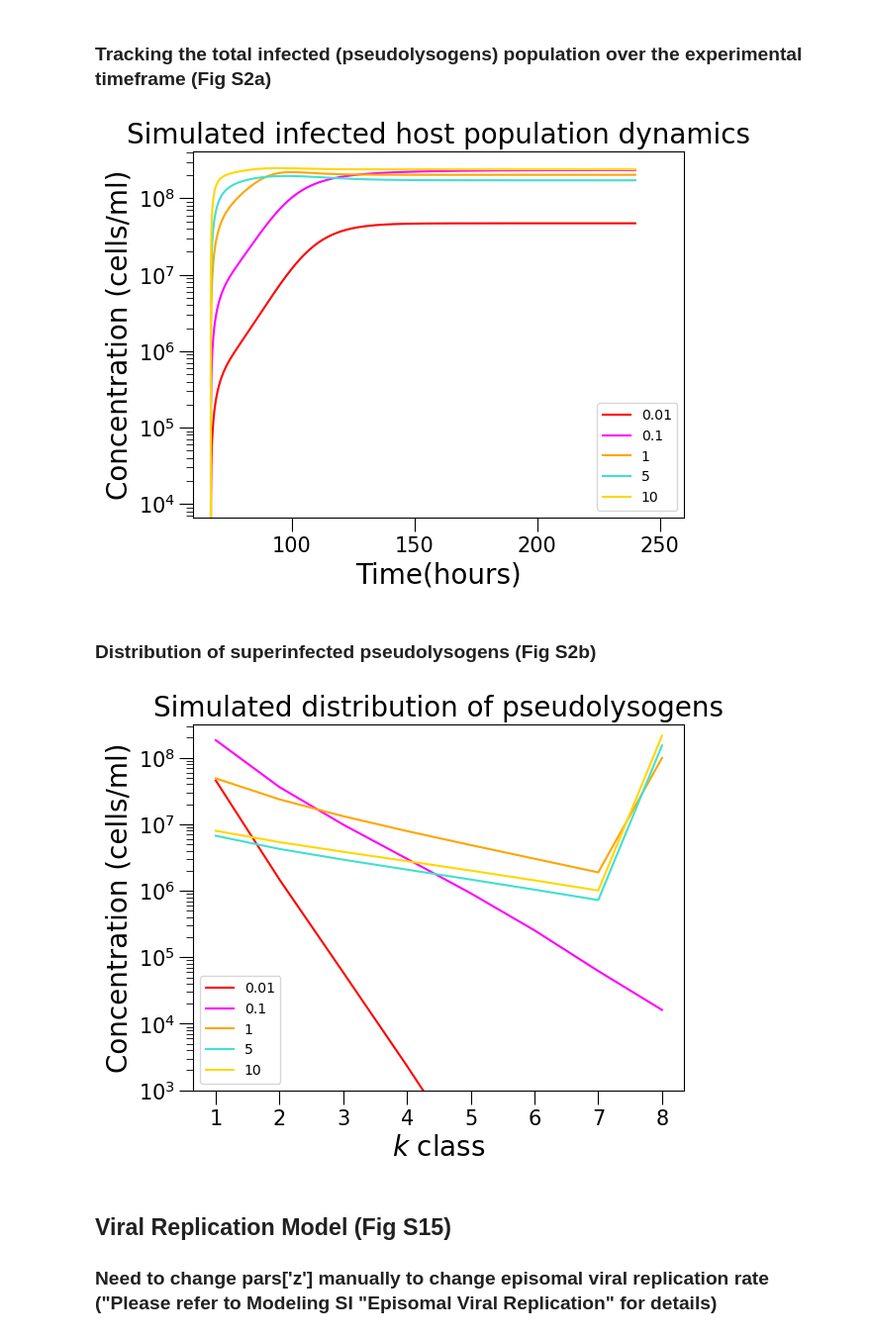
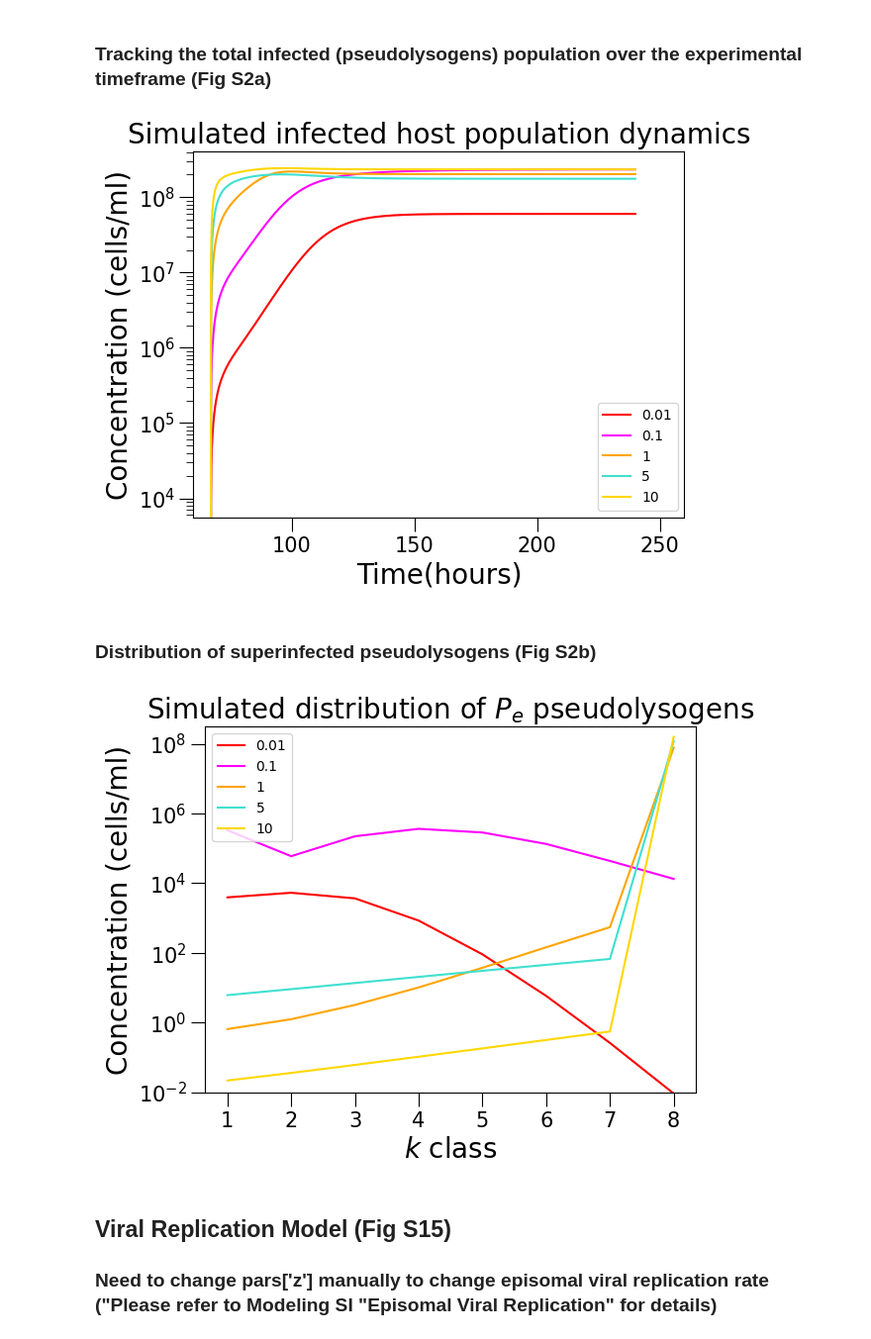
Before and after one commit to aranilah/SalruberM1_EM1_recovery, a Jupyter notebook: Code/Main.ipynb, the cells around one changed output. Shown at 99% size. Saved outputs shown, nothing was run; the diff lists cells and outputs as text; code cells hidden in the pictures.

```diff
--- a/Code/Main.ipynb
+++ b/Code/Main.ipynb
@@ -510,7 +510,7 @@ plt.show()
 # %% [markdown]
 ## Model results after calibrating for varying initial growth of uninfected culture (Fig 5a)
 # %%
-mu_max_vals=[0.062,0.057,0.063,0.063,0.06,0.062]
+mu_max_vals=[0.061,0.058,0.063,0.063,0.058,0.062]
 
 MOI_vals= [10,5,1,0.1,0.01,0]
 colors = ['black','red','fuchsia','orange','turquoise','gold']
@@ -639,23 +639,23 @@ for i in (np.arange(5)+1):
     #plt.savefig('Infected.png', bbox_inches = "tight")
 plt.show()
 # %% [output]
-[figure, old version]
+[figure, new version]
 # %% [markdown]
 ### Distribution of superinfected pseudolysogens (Fig S2b)
 # %%
 for i in (np.arange(5)+1):
-    plt.semilogy(np.arange(1,len(Pf_dist_final[i])+1), np.add(Pe_dist_final[i],Pf_dist_final[i]), label = MOI_vals[i], color = colors[i])
+    plt.semilogy(np.arange(1,len(Pe_dist_final[i])+1), Pe_dist_final[i], label = MOI_vals[i], color = colors[i])
     plt.xticks(range(1,9,1))
-    plt.ylim(10**3,10**8.5)
+    plt.ylim(10**-2,10**8.5)
 
-    plt.title('Simulated distribution of pseudolysogens', fontsize = 20)
+    plt.title(r'Simulated distribution of $P_e$ pseudolysogens', fontsize = 20)
     plt.ylabel('Concentration (cells/ml)')
     plt.xlabel(r'$k$ class')
     plt.legend()
 
 #plt.savefig('P_dist_fin.pdf', bbox_inches = "tight")
 # %% [output]
-[figure, old version]
+[figure, new version]
 # %% [markdown]
 ## Viral Replication Model (Fig S15)
 ### Need to change pars['z'] manually to change episomal viral replication rate ("Please refer to Modeling SI "Episomal Viral Replication" for details)
```
Also changed, not shown: parts of 5 cells of this notebook, 5 other files.
